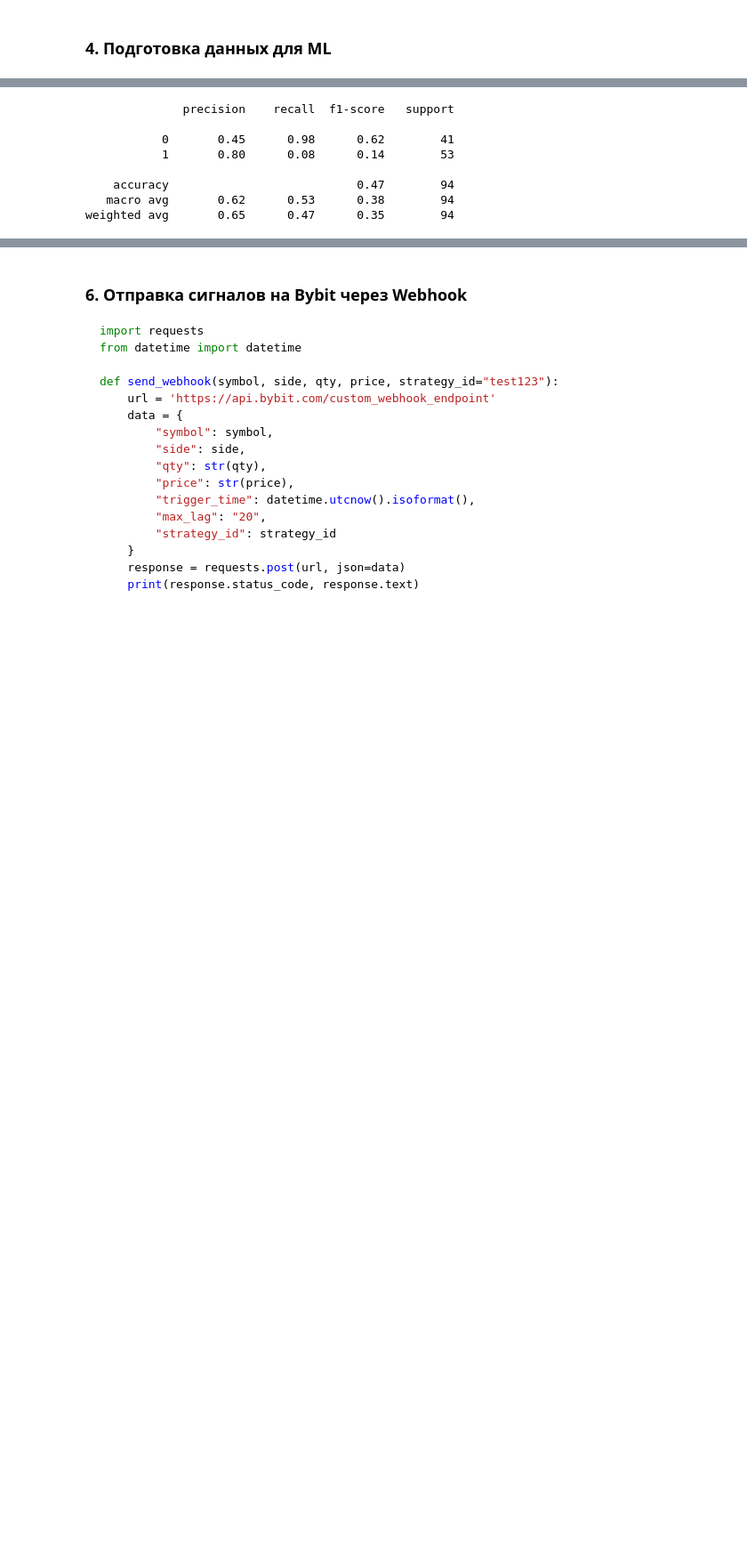
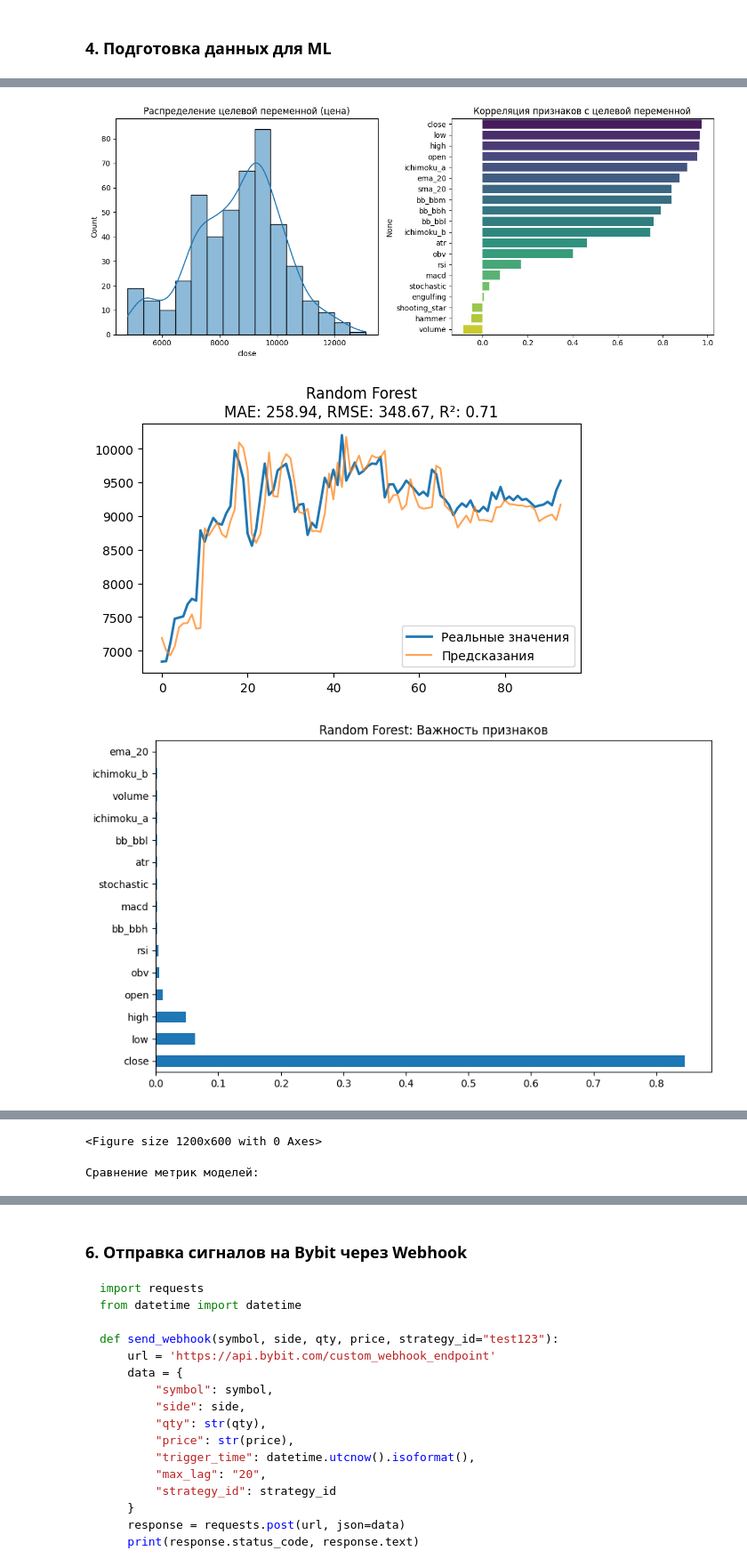
Before and after one commit to xndrf/2engine, a Jupyter notebook: Q2.ipynb, the cells around one changed output, grey strips where cells are left out. Shown at 89% size. Drawn from its saved outputs; the diff is of its cells as text; code cells hidden in the pictures; blank space fills up the shorter version.

```diff
--- a/Q2.ipynb
+++ b/Q2.ipynb
@@ -337,0 +401,14 @@ X, y = prepare_ml_dataset(df)
+# %%
+# Подготовка данных для регрессии
+X, y = prepare_ml_dataset_regression(df, future_bars=1)
+
+# Разделение на train/test с учетом временных рядов
+test_size = 0.2
+split_idx = int(len(X) * (1 - test_size))
+X_train, X_test = X.iloc[:split_idx], X.iloc[split_idx:]
+y_train, y_test = y.iloc[:split_idx], y.iloc[split_idx:]
+
+# Нормализация данных
+scaler = StandardScaler()
+X_train_scaled = scaler.fit_transform(X_train)
+X_test_scaled = scaler.transform(X_test)
@@ -340,21 +498,0 @@ X, y = prepare_ml_dataset(df)
-# %%
-from sklearn.ensemble import RandomForestClassifier
-from sklearn.model_selection import train_test_split
-from sklearn.metrics import classification_report
-
-X_train, X_test, y_train, y_test = train_test_split(X, y, test_size=0.2, shuffle=False)
-
-model = RandomForestClassifier(n_estimators=100)
-model.fit(X_train, y_train)
-
-y_pred = model.predict(X_test)
-print(classification_report(y_test, y_pred))
-# %% [output]
-              precision    recall  f1-score   support
-
-           0       0.45      0.98      0.62        41
-           1       0.80      0.08      0.14        53
-
-    accuracy                           0.47        94
-   macro avg       0.62      0.53      0.38        94
-weighted avg       0.65      0.47      0.35        94
@@ -360,0 +608,11 @@ weighted avg       0.65      0.47      0.35        94
+# %%
+plot_feature_analysis(X, y)
+# Получаем названия признаков до нормализации
+feature_names = X.columns
+# Вызываем функцию с передачей названий признаков
+compare_models(models, X_train_scaled, X_test_scaled, y_train, y_test, feature_names)
+plot_technical_indicators(df.iloc[split_idx:])  # только тестовые данные
+# %% [output]
+[figure, added]
+[figure, added]
+[figure, added]
@@ -360,0 +623,2 @@ weighted avg       0.65      0.47      0.35        94
+<Figure size 1200x600 with 0 Axes>
+Сравнение метрик моделей:
```
Also changed, not shown: parts of 15 cells of this notebook.
